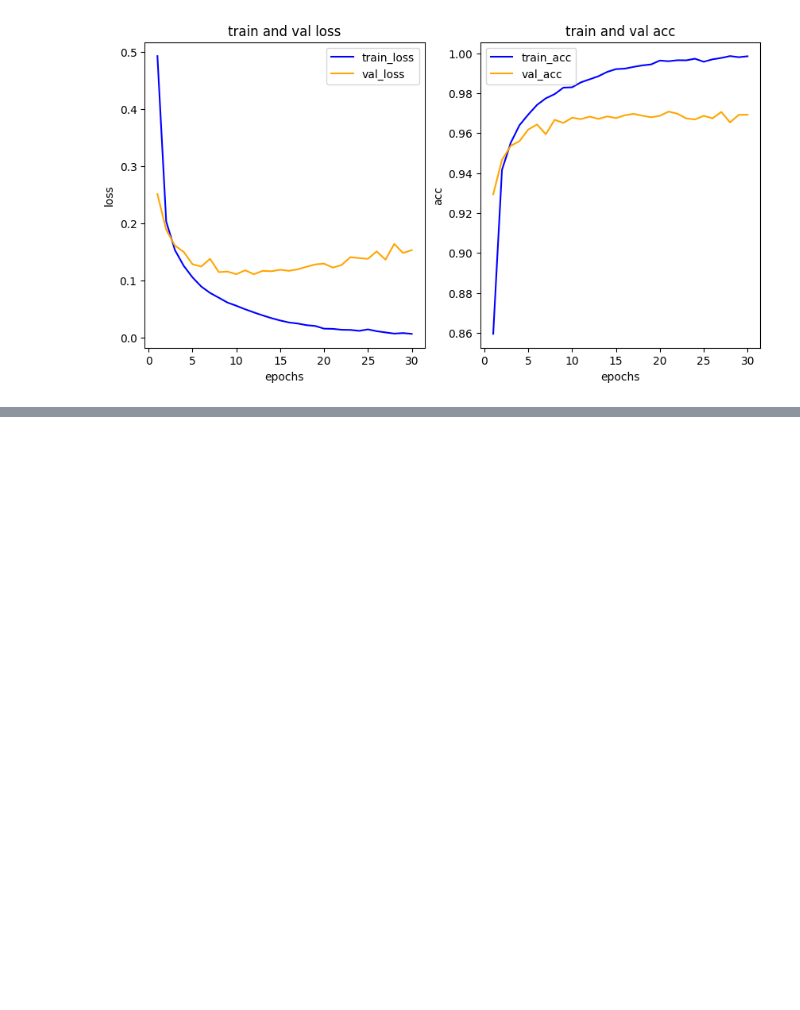
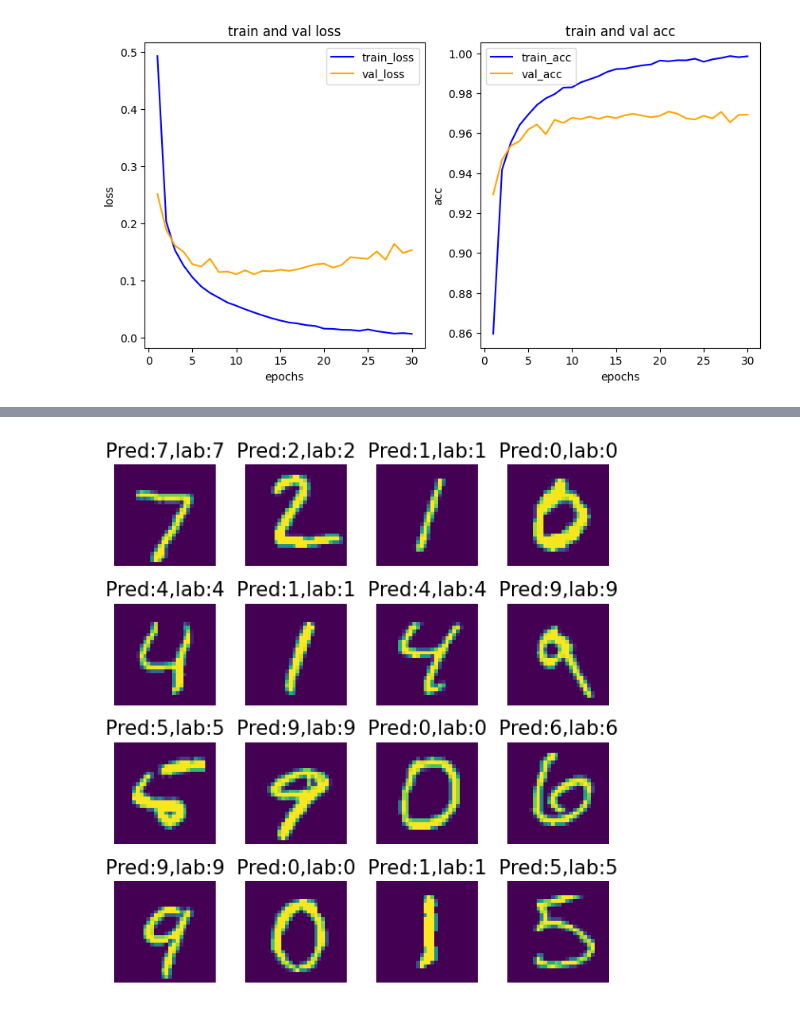
Before and after one commit to kmsclass/ems, a Jupyter notebook: 20240712.ipynb, the cells around one changed output, grey strips where cells are left out. Saved outputs shown, nothing was run; the diff lists cells and outputs as text; code cells hidden in the pictures; blank space fills up the shorter version.

```diff
--- a/20240712.ipynb
+++ b/20240712.ipynb
@@ -743,7 +743,8 @@ from tensorflow.keras.losses import mse
 import numpy as np
 # %%
 data = np.array([[0,0],[0,1],[1,0],[1,1]]) #입력값
-label=np.array([[0],[0],[0],[1]])  #결과값
+#label=np.array([[0],[0],[0],[1]])  #결과값
+label=np.array([[0],[1],[1],[1]])  #결과값
 label
 # %% [output]
 array([[0],
@@ -827,9 +832,8 @@ for idx in random_idx :
     img = x_train[idx,:]
     label=y_train[idx]
     plt.figure()
-    plt.imshow(img)
-    plt.title\
-  ('%d-th data, label is %d' % (idx,label),fontsize=15)
+    plt.imshow(img)  #이미지 출력
+    plt.title('%d-th data, label is %d' % (idx,label),fontsize=15)
 # %% [output]
 [figure]
 [figure]
@@ -922,3 +1003,7 @@ ax2.legend()
 # %% [output]
 <matplotlib.legend.Legend at 0x...>
 [figure]
+# %%
+#예측하기
+results = model.predict(x_test)
+results[0]
@@ -924,0 +1015,12 @@ ax2.legend()
+# %%
+arg_results = np.argmax(results,axis=1)
+plt.figure(figsize=(6,6))
+for idx in range(16) :
+    plt.subplot(4,4,idx+1)
+    plt.axis("off")
+    plt.imshow(x_test[idx].reshape(28,28))
+    plt.title("Pred:%d,lab:%d" % \
+              (arg_results[idx],np.argmax(y_test[idx],axis=-1)),fontsize=15)
+    plt.tight_layout()
+# %% [output]
+[figure, added]
```
Also changed, not shown: parts of 18 cells of this notebook.
